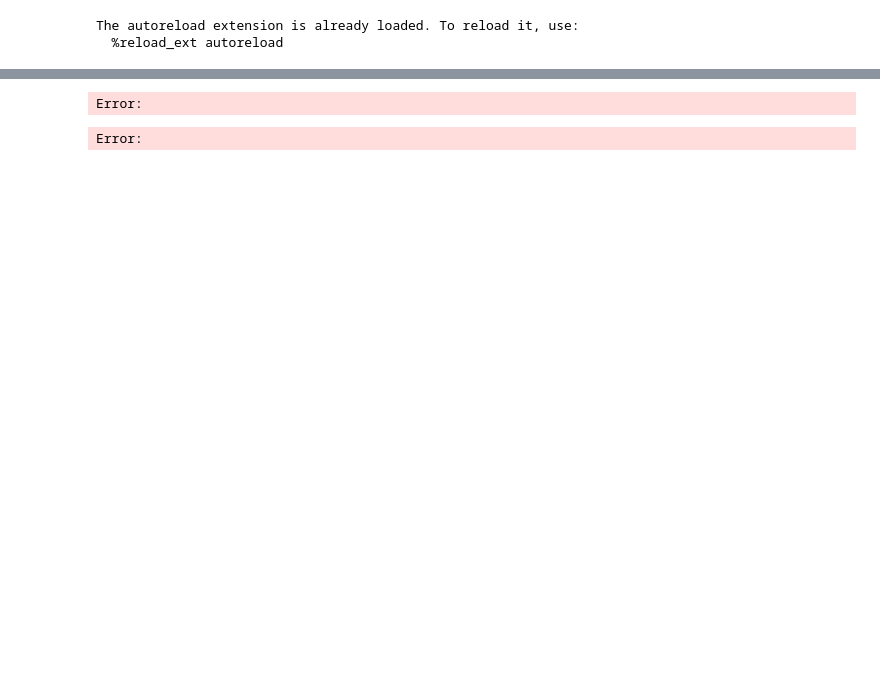
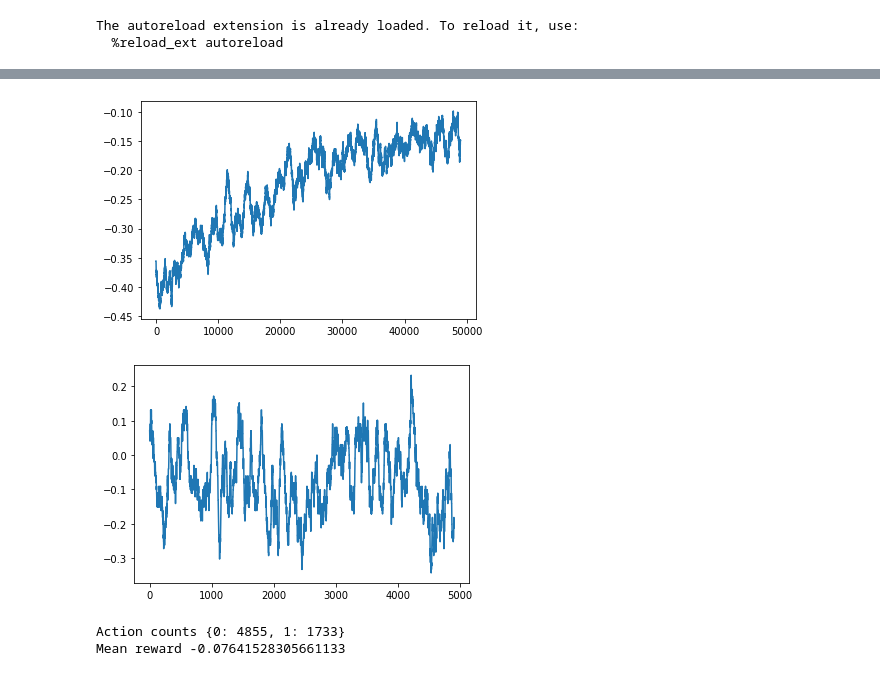
Before and after one commit to CharlieGaynor/RLdog, a Jupyter notebook: dev.ipynb, the cells around one changed output, grey strips where cells are left out. Cells and saved outputs as stored; diff of their text form; code cells hidden in the pictures; blank space fills up the shorter version.

```diff
--- a/dev.ipynb
+++ b/dev.ipynb
@@ -34,9 +40,11 @@ Mean reward -0.12512512512512514
 # %%
 agent = DQN_RS(bj_config)
 agent.play_games(verbose=True)
-# agent.evaluation_mode = True
-# agent.play_games(5000, verbose=True)
-# agent.evaluation_mode = False
+agent.evaluation_mode = True
+agent.play_games(5000, verbose=True)
+agent.evaluation_mode = False
 # %% [output]
+[figure, added]
+[figure, added]
-Error:
+Action counts {0: 4855, 1: 1733}
+Mean reward -0.07641528305661133
-Error:
```
Also changed, not shown: parts of 3 cells of this notebook, 10 other files.
